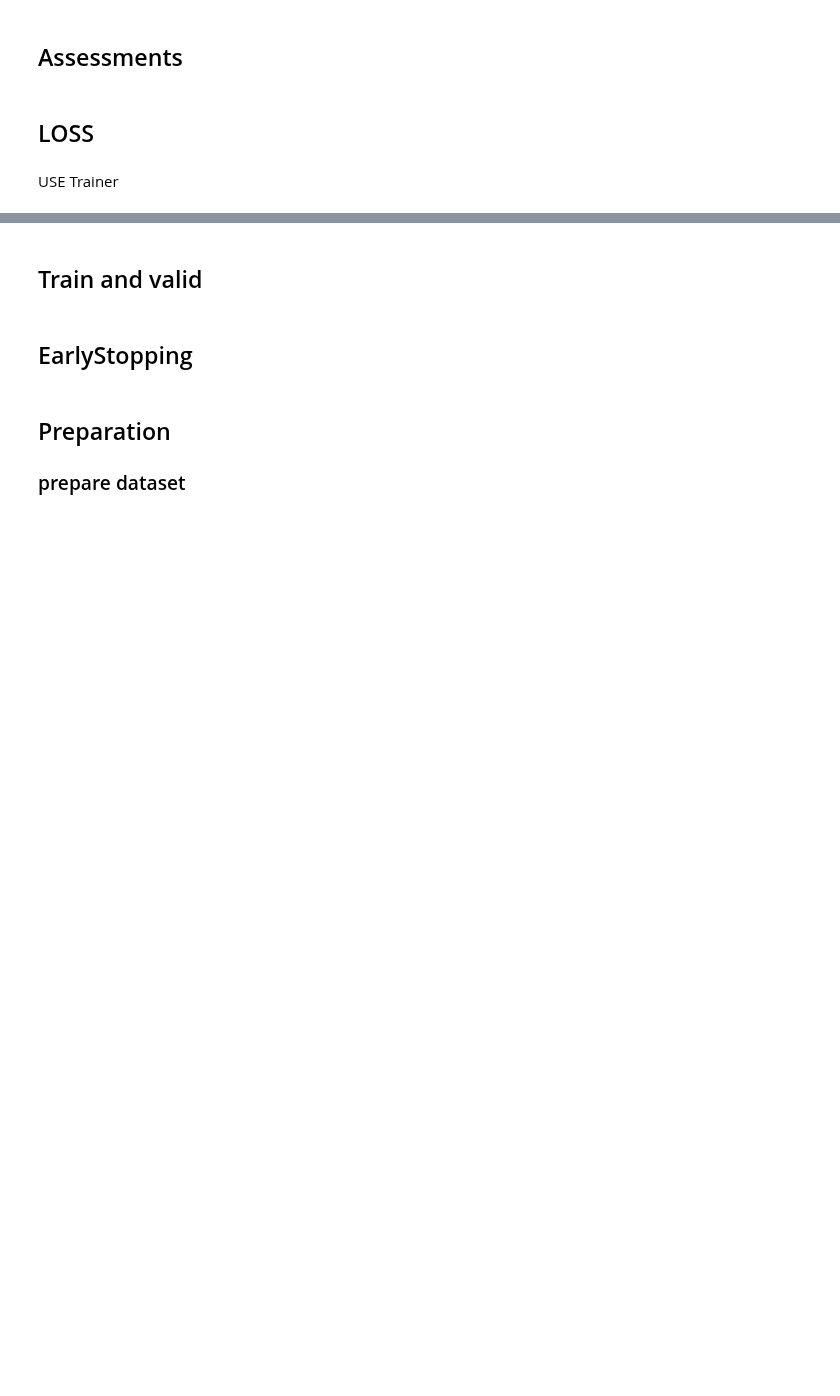
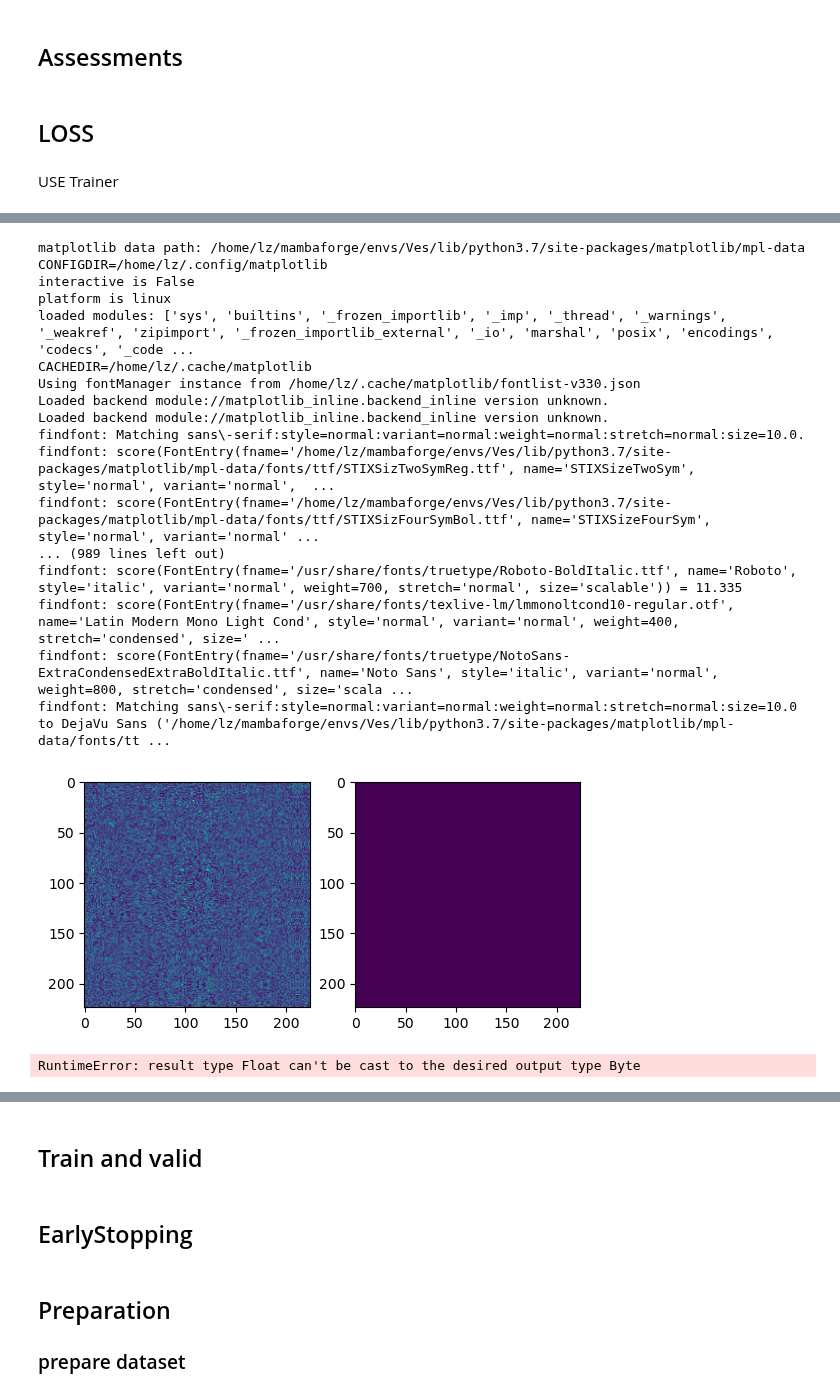
Before and after one commit to HernandoR/Vesuvius, a Jupyter notebook: dev/segmentation.ipynb, the cells around one changed output, grey strips where cells are left out. Cells and saved outputs as stored; diff of their text form; code cells hidden in the pictures; blank space fills up the shorter version.

```diff
--- a/dev/segmentation.ipynb
+++ b/dev/segmentation.ipynb
@@ -70,7 +72,7 @@ def get_aug_list(size, in_channels, mode='train'):
         # for not interfering with other aug,i.e.Normalize
         albu.PadIfNeeded(size, size,
                          position='top_left'),
-        ToTensorV2(transpose_mask=True),
+        albu.pytorch.ToTensorV2(transpose_mask=True),
     ]
 
     valid_aug_list = [
@@ -83,7 +85,7 @@ def get_aug_list(size, in_channels, mode='train'):
         ),
         albu.PadIfNeeded(size, size,
                          position='top_left'),
-        ToTensorV2(transpose_mask=True),
+        albu.pytorch.ToTensorV2(transpose_mask=True),
     ]
 
     if mode == 'train':
@@ -116,7 +118,7 @@ def get_config():
     _cfg['HOST'] = HOST
 
     _cfg['data_loader']['num_workers'] = max(
-        _cfg['data_loader']['num_workers'], os.cpu_count()-2)
+        _cfg['data_loader']['num_workers'], os.cpu_count() - 2)
     # model id consist of settings of model,
     # exp_id add on the settings for dataset
     # run_id add on time
@@ -152,10 +154,10 @@ def get_config():
                mode=t_mode)
     del t_resume, t_mode
 
-    wandb.config['train_aug_list'] = albu.Compose(
-        get_aug_list(cfg_model['tile_size'], cfg_model['in_channels'], mode='train')).to_dict()
-    wandb.config['valid_aug_list'] = albu.Compose(
-        get_aug_list(cfg_model['tile_size'], cfg_model['in_channels'], mode='valid')).to_dict()
+    wandb.config['train_aug_list'] = albu.to_dict(albu.Compose(
+        get_aug_list(cfg_model['tile_size'], cfg_model['in_channels'], mode='train')))
+    wandb.config['valid_aug_list'] = albu.to_dict(albu.Compose(
+        get_aug_list(cfg_model['tile_size'], cfg_model['in_channels'], mode='valid')))
 
     _cfg = wandb.config
 
@@ -354,5 +357,7 @@ def scheduler_step(_scheduler):
 ## Assessments
 # %% [markdown]
 ## LOSS
+# %%
+testing = True
 # %% [markdown]
 USE Trainer
@@ -358,0 +424,37 @@ USE Trainer
+# %%
+img,label = data_loader.dataset[1]
+# %%
+if testing:
+    import matplotlib.pyplot as plt
+    fig,axs=plt.subplots(1,2)
+    axs[0].imshow(img.mean(0))
+    axs[1].imshow(label)
+    plt.show()
+    model.eval()
+    with torch.no_grad():
+        out=model(img.unsqueeze(0).to(device))
+# %% [output]
+matplotlib data path: /home/lz/mambaforge/envs/Ves/lib/python3.7/site-packages/matplotlib/mpl-data
+CONFIGDIR=/home/lz/.config/matplotlib
+interactive is False
+platform is linux
+loaded modules: ['sys', 'builtins', '_frozen_importlib', '_imp', '_thread', '_warnings', '_weakref', 'zipimport', '_frozen_importlib_external', '_io', 'marshal', 'posix', 'encodings', 'codecs', '_code ...
+CACHEDIR=/home/lz/.cache/matplotlib
+Using fontManager instance from /home/lz/.cache/matplotlib/fontlist-v330.json
+Loaded backend module://matplotlib_inline.backend_inline version unknown.
+Loaded backend module://matplotlib_inline.backend_inline version unknown.
+findfont: Matching sans\-serif:style=normal:variant=normal:weight=normal:stretch=normal:size=10.0.
+findfont: score(FontEntry(fname='/home/lz/mambaforge/envs/Ves/lib/python3.7/site-packages/matplotlib/mpl-data/fonts/ttf/STIXSizTwoSymReg.ttf', name='STIXSizeTwoSym', style='normal', variant='normal',  ...
+findfont: score(FontEntry(fname='/home/lz/mambaforge/envs/Ves/lib/python3.7/site-packages/matplotlib/mpl-data/fonts/ttf/STIXSizFourSymBol.ttf', name='STIXSizeFourSym', style='normal', variant='normal' ...
+... (989 lines left out)
+findfont: score(FontEntry(fname='/usr/share/fonts/truetype/Roboto-BoldItalic.ttf', name='Roboto', style='italic', variant='normal', weight=700, stretch='normal', size='scalable')) = 11.335
+findfont: score(FontEntry(fname='/usr/share/fonts/texlive-lm/lmmonoltcond10-regular.otf', name='Latin Modern Mono Light Cond', style='normal', variant='normal', weight=400, stretch='condensed', size=' ...
+findfont: score(FontEntry(fname='/usr/share/fonts/truetype/NotoSans-ExtraCondensedExtraBoldItalic.ttf', name='Noto Sans', style='italic', variant='normal', weight=800, stretch='condensed', size='scala ...
+findfont: Matching sans\-serif:style=normal:variant=normal:weight=normal:stretch=normal:size=10.0 to DejaVu Sans ('/home/lz/mambaforge/envs/Ves/lib/python3.7/site-packages/matplotlib/mpl-data/fonts/tt ...
+[figure, added]
+# %%
+if testing:
+    # plt.imshow(out.squeeze().cpu(),cmap='gray')
+    print(criterion(out.squeeze(),label.to(device)))
+# %% [output]
+RuntimeError: result type Float can't be cast to the desired output type Byte
```
Also changed, not shown: parts of 11 cells of this notebook, 8 other files.
